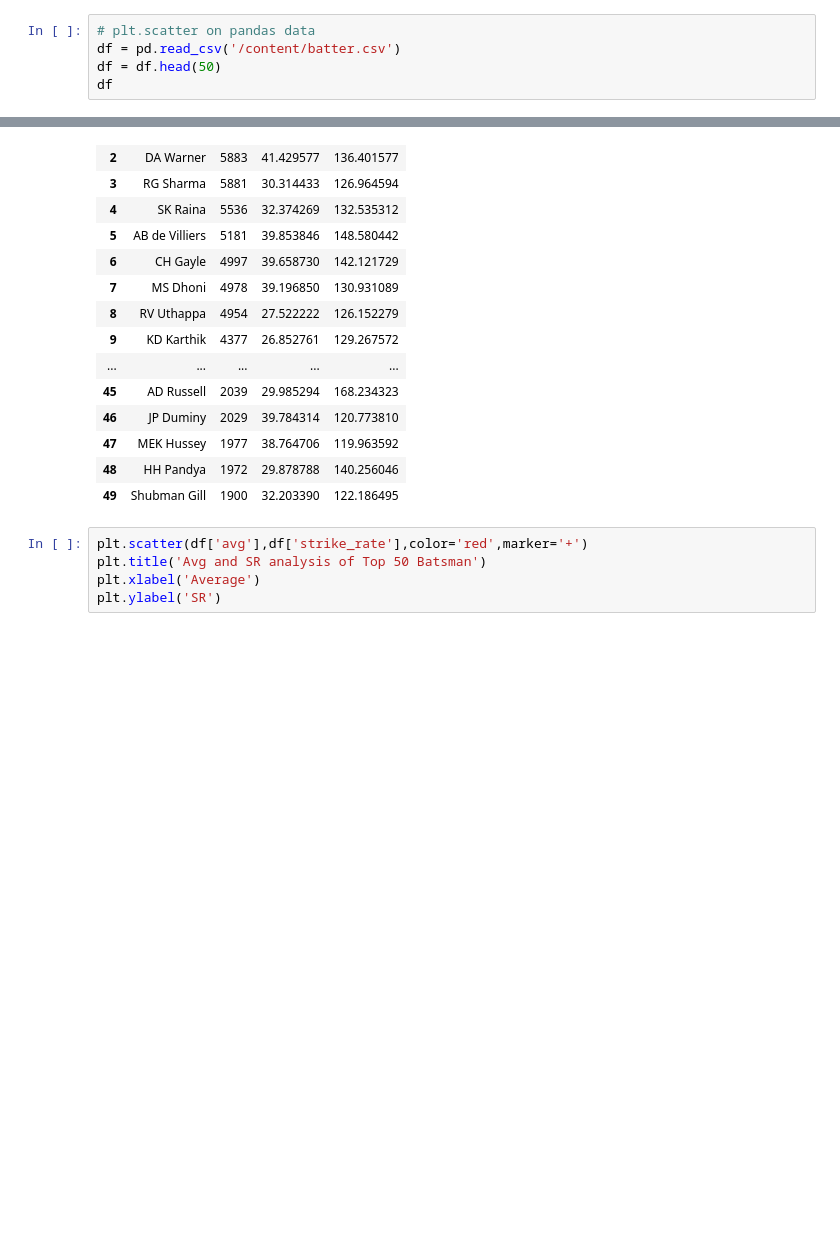
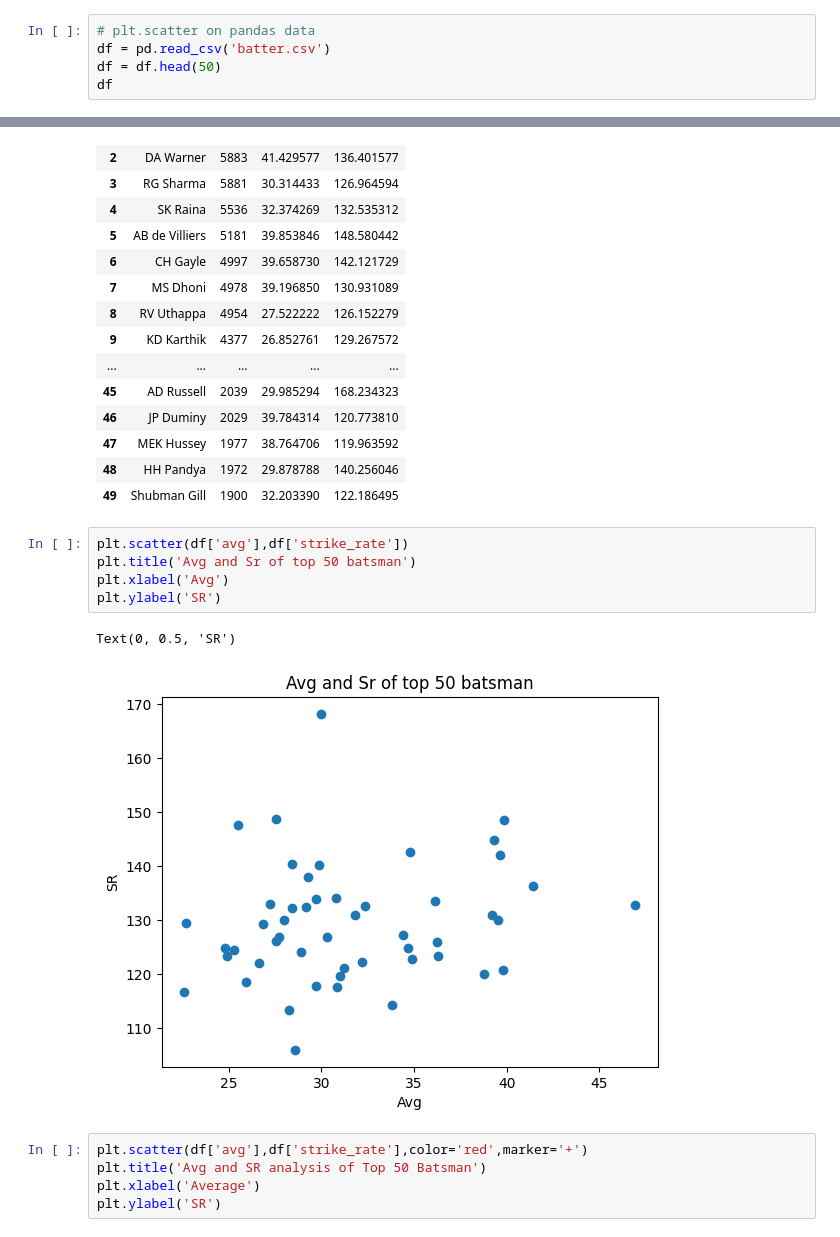
Before and after one commit to nadim-altaf/data-science-mentorship-campusx, a Jupyter notebook: Matplotlib/session_23_matplotlib.ipynb, the cells around one changed output, grey strips where cells are left out. Saved outputs shown, nothing was run; the diff lists cells and outputs as text; blank space fills up the shorter version.

Commit message:
Session 23 - Plotting using Matplotlib

```diff
--- a/Matplotlib/session_23_matplotlib.ipynb
+++ b/Matplotlib/session_23_matplotlib.ipynb
@@ -237,6 +240,6 @@ plt.scatter(x,y)
 # %%
 # plt.scatter on pandas data
-df = pd.read_csv('/content/batter.csv')
+df = pd.read_csv('batter.csv')
 df = df.head(50)
 df
 # %% [output]
@@ -257,6 +260,14 @@ df
 | 47 | MEK Hussey | 1977 | 38.764706 | 119.963592 |
 | 48 | HH Pandya | 1972 | 29.878788 | 140.256046 |
 | 49 | Shubman Gill | 1900 | 32.203390 | 122.186495 |
+# %%
+plt.scatter(df['avg'],df['strike_rate'])
+plt.title('Avg and Sr of top 50 batsman')
+plt.xlabel('Avg')
+plt.ylabel('SR')
+# %% [output]
+Text(0, 0.5, 'SR')
+[figure, added]
 # %%
 plt.scatter(df['avg'],df['strike_rate'],color='red',marker='+')
 plt.title('Avg and SR analysis of Top 50 Batsman')
```
Also changed, not shown: parts of 8 cells of this notebook.
